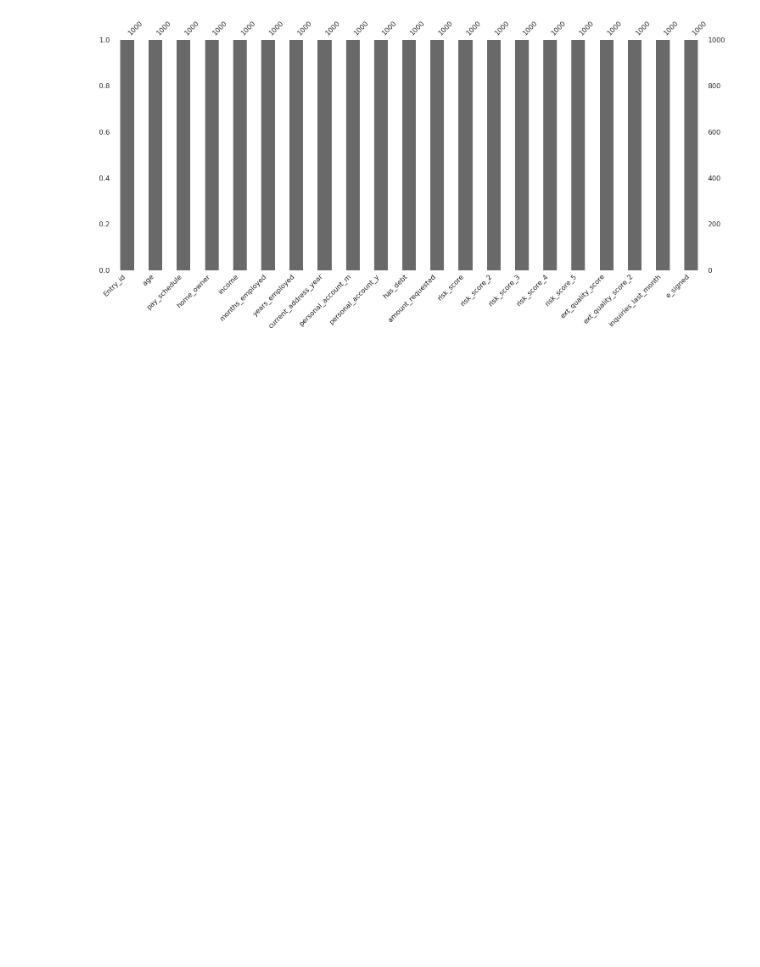
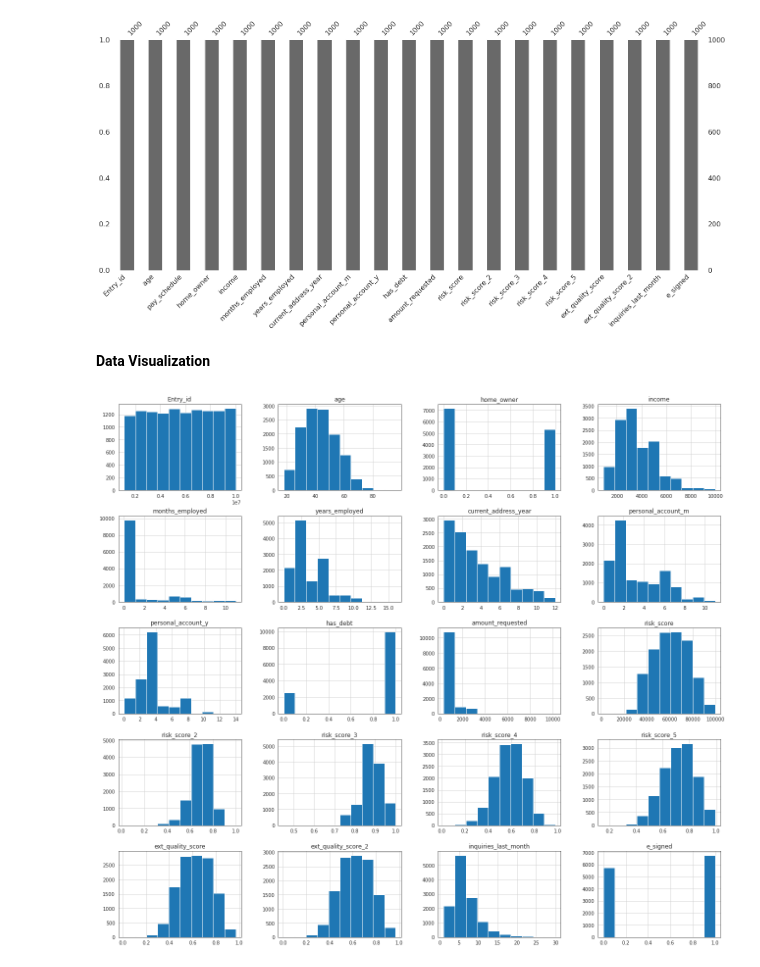
Before and after one commit to zreal135/Team_Pandas, a Jupyter notebook: Team_Pandas_DatafestAfrica_ML_Hackathon.ipynb, the cells around one changed output. Saved outputs shown, nothing was run; the diff lists cells and outputs as text; code cells hidden in the pictures; blank space fills up the shorter version.

```diff
--- a/Team_Pandas_DatafestAfrica_ML_Hackathon.ipynb
+++ b/Team_Pandas_DatafestAfrica_ML_Hackathon.ipynb
@@ -212,3 +227,11 @@ msno.bar(train.sample(1000))
 # %% [output]
 <matplotlib.axes._subplots.AxesSubplot at 0x...>
 [figure]
+# %% [markdown]
+**Data Visualization**
+# %%
+#checking distribution of the train set
+train.hist(figsize = (22, 20))
+plt.show()
+# %% [output]
+[figure, added]
```
Also changed, not shown: parts of 2 cells of this notebook.
